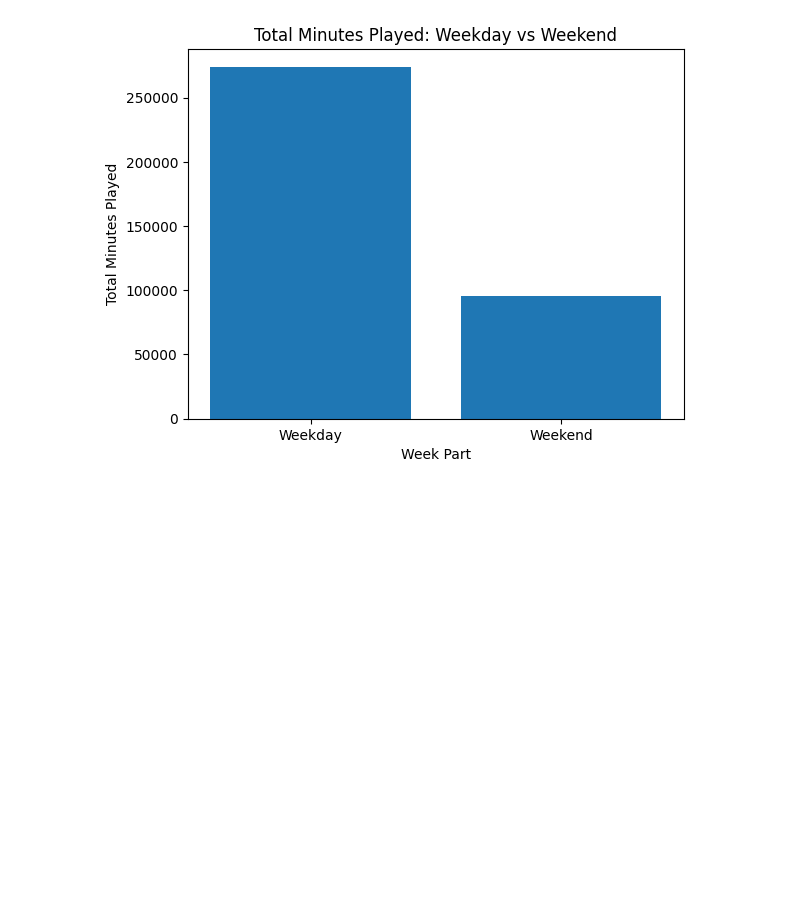
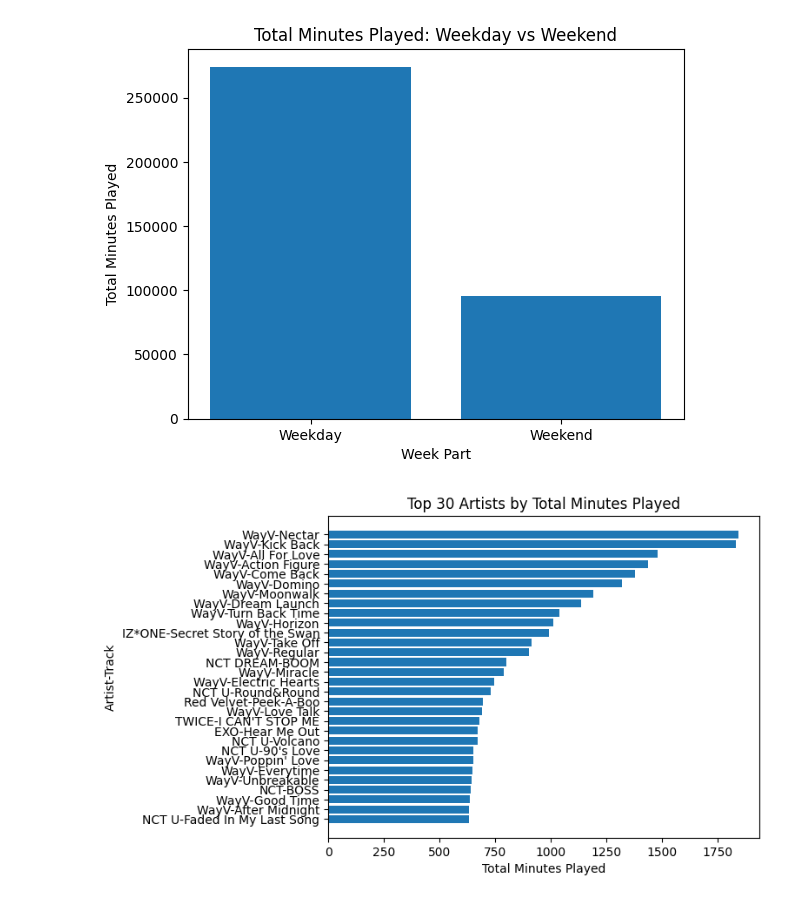
Before and after one commit to austin-ing/spotify_listening_analysis, a Jupyter notebook: notebooks/spotify_eda.ipynb, the cells around one changed output. Cells and saved outputs as stored; diff of their text form; code cells hidden in the pictures; blank space fills up the shorter version.

Commit message:
new plot

```diff
--- a/notebooks/spotify_eda.ipynb
+++ b/notebooks/spotify_eda.ipynb
@@ -326,3 +326,24 @@ plt.ylabel("Total Minutes Played")
 plt.show()
 # %% [output]
 [figure]
+# %%
+df["artists_track"] = df["artist_name"].astype(str) + "-" + df["track_name"].astype(str)
+
+top_artists_track = (
+    df.groupby("artists_track")["minutes_played"]
+      .sum()
+      .sort_values(ascending=False)
+      .head(30)
+)
+
+plt.figure()
+plt.barh(top_artists_track.index, top_artists_track.values)
+
+plt.title("Top 30 Artists by Total Minutes Played")
+plt.xlabel("Total Minutes Played")
+plt.ylabel("Artist-Track")
+
+plt.gca().invert_yaxis()
+plt.show()
+# %% [output]
+[figure, added]
```
